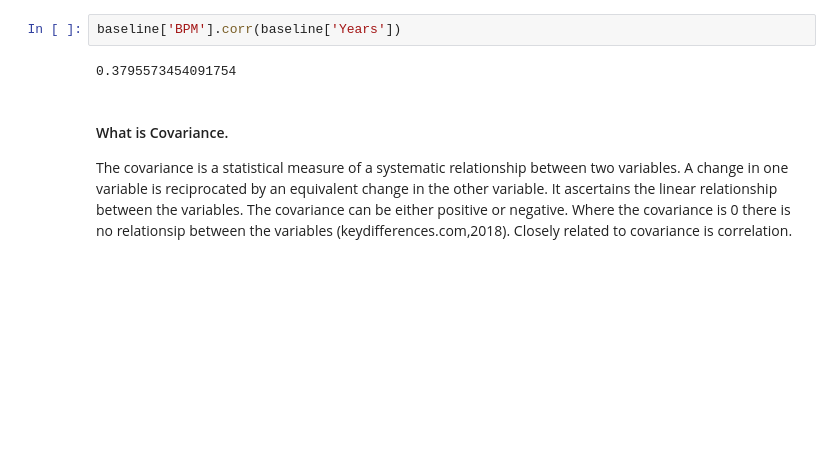
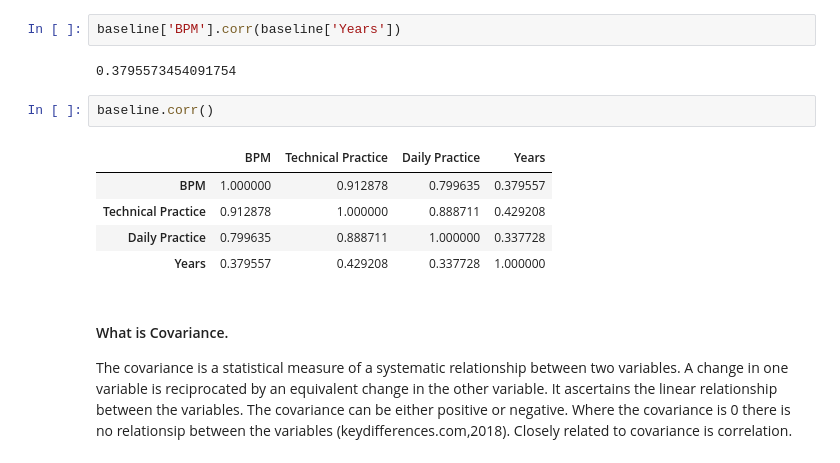
Before and after one commit to Wayne742/Programming-Project-S2, a Jupyter notebook: Programming for Data Analytics Project 2018.ipynb, the cells around one changed output. Cells and saved outputs as stored; diff of their text form; blank space fills up the shorter version.

```diff
--- a/Programming for Data Analytics Project 2018.ipynb
+++ b/Programming for Data Analytics Project 2018.ipynb
@@ -115,6 +115,14 @@ baseline['BPM'].corr(baseline['Daily Practice'])
 baseline['BPM'].corr(baseline['Years'])
 # %% [output]
 0.3795573454091754
+# %%
+baseline.corr()
+# %% [output]
+|  | BPM | Technical Practice | Daily Practice | Years |
+| BPM | 1.000000 | 0.912878 | 0.799635 | 0.379557 |
+| Technical Practice | 0.912878 | 1.000000 | 0.888711 | 0.429208 |
+| Daily Practice | 0.799635 | 0.888711 | 1.000000 | 0.337728 |
+| Years | 0.379557 | 0.429208 | 0.337728 | 1.000000 |
 # %% [markdown]
 #### What is Covariance.
 The covariance is a statistical measure of a systematic relationship between two variables. A change in one variable is reciprocated by an equivalent change in the other variable. It ascertains the linear relationship between the variables. The covariance can be either positive or negative. Where the covariance is 0 there is no relationsip between the variables (keydifferences.com,2018). Closely related to covariance is correlation.
```
Also changed, not shown: parts of 14 cells of this notebook.
